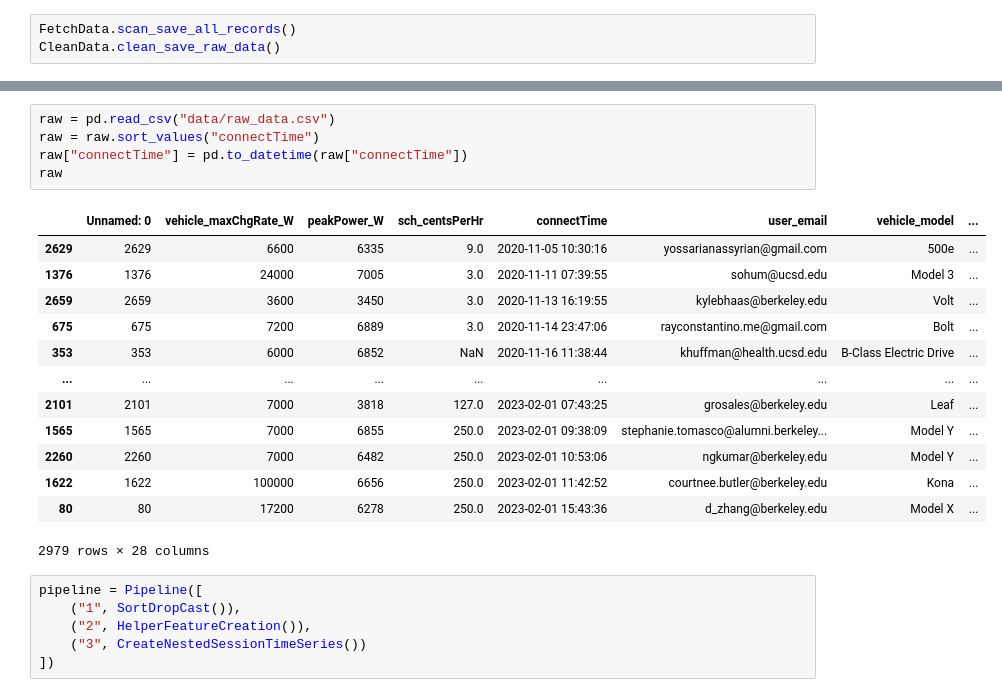
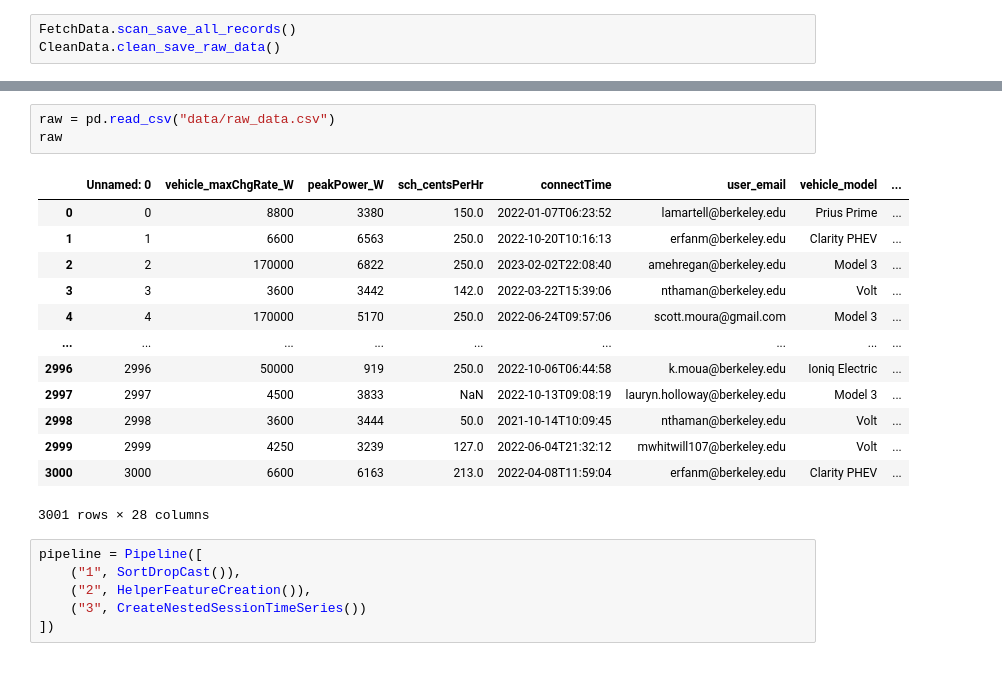
Before and after one commit to winston-edwin-chiong/slrpEV-data-dashboard, a Jupyter notebook: SessionLvlVIz.ipynb, the cells around one changed output, grey strips where cells are left out. Drawn from its saved outputs; the diff is of its cells as text.

```diff
--- a/SessionLvlVIz.ipynb
+++ b/SessionLvlVIz.ipynb
@@ -102,22 +95,20 @@ class FeatureCreation(BaseEstimator, TransformerMixin):
 # %%
 raw = pd.read_csv("data/raw_data.csv")
-raw = raw.sort_values("connectTime")
-raw["connectTime"] = pd.to_datetime(raw["connectTime"])
 raw
 # %% [output]
 |  | Unnamed: 0 | vehicle_maxChgRate_W | peakPower_W | sch_centsPerHr | connectTime | user_email | vehicle_model | ... |
-| 2629 | 2629 | 6600 | 6335 | 9.0 | 2020-11-05 10:30:16 | yossarianassyrian@gmail.com | 500e | ... |
-| 1376 | 1376 | 24000 | 7005 | 3.0 | 2020-11-11 07:39:55 | sohum@ucsd.edu | Model 3 | ... |
-| 2659 | 2659 | 3600 | 3450 | 3.0 | 2020-11-13 16:19:55 | kylebhaas@berkeley.edu | Volt | ... |
-| 675 | 675 | 7200 | 6889 | 3.0 | 2020-11-14 23:47:06 | rayconstantino.me@gmail.com | Bolt | ... |
-| 353 | 353 | 6000 | 6852 | NaN | 2020-11-16 11:38:44 | khuffman@health.ucsd.edu | B-Class Electric Drive | ... |
+| 0 | 0 | 8800 | 3380 | 150.0 | 2022-01-07T06:23:52 | lamartell@berkeley.edu | Prius Prime | ... |
+| 1 | 1 | 6600 | 6563 | 250.0 | 2022-10-20T10:16:13 | erfanm@berkeley.edu | Clarity PHEV | ... |
+| 2 | 2 | 170000 | 6822 | 250.0 | 2023-02-02T22:08:40 | amehregan@berkeley.edu | Model 3 | ... |
+| 3 | 3 | 3600 | 3442 | 142.0 | 2022-03-22T15:39:06 | nthaman@berkeley.edu | Volt | ... |
+| 4 | 4 | 170000 | 5170 | 250.0 | 2022-06-24T09:57:06 | scott.moura@gmail.com | Model 3 | ... |
 | ... | ... | ... | ... | ... | ... | ... | ... | ... |
-| 2101 | 2101 | 7000 | 3818 | 127.0 | 2023-02-01 07:43:25 | grosales@berkeley.edu | Leaf | ... |
-| 1565 | 1565 | 7000 | 6855 | 250.0 | 2023-02-01 09:38:09 | stephanie.tomasco@alumni.berkeley... | Model Y | ... |
-| 2260 | 2260 | 7000 | 6482 | 250.0 | 2023-02-01 10:53:06 | ngkumar@berkeley.edu | Model Y | ... |
-| 1622 | 1622 | 100000 | 6656 | 250.0 | 2023-02-01 11:42:52 | courtnee.butler@berkeley.edu | Kona | ... |
-| 80 | 80 | 17200 | 6278 | 250.0 | 2023-02-01 15:43:36 | d_zhang@berkeley.edu | Model X | ... |
+| 2996 | 2996 | 50000 | 919 | 250.0 | 2022-10-06T06:44:58 | k.moua@berkeley.edu | Ioniq Electric | ... |
+| 2997 | 2997 | 4500 | 3833 | NaN | 2022-10-13T09:08:19 | lauryn.holloway@berkeley.edu | Model 3 | ... |
+| 2998 | 2998 | 3600 | 3444 | 50.0 | 2021-10-14T10:09:45 | nthaman@berkeley.edu | Volt | ... |
+| 2999 | 2999 | 4250 | 3239 | 127.0 | 2022-06-04T21:32:12 | mwhitwill107@berkeley.edu | Volt | ... |
+| 3000 | 3000 | 6600 | 6163 | 213.0 | 2022-04-08T11:59:04 | erfanm@berkeley.edu | Clarity PHEV | ... |
-2979 rows × 28 columns
+3001 rows × 28 columns
 # %%
 pipeline = Pipeline([
     ("1", SortDropCast()),
```
Also changed, not shown: parts of 5 cells of this notebook, 8 other files.
